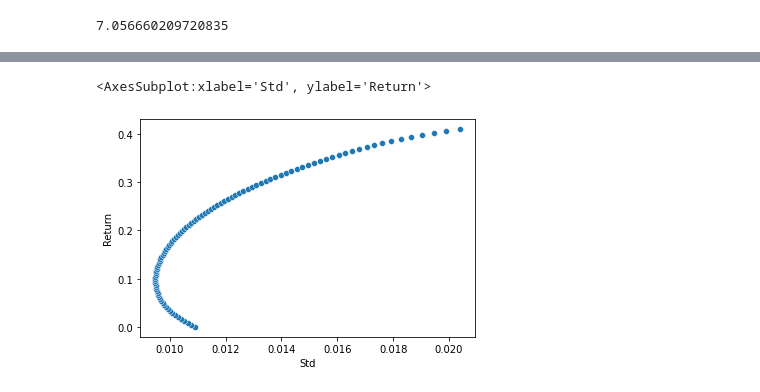
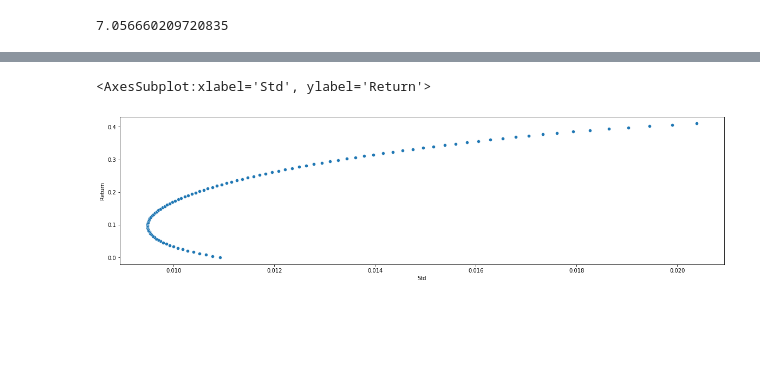
Before and after one commit to satish-kumar-pradhan/Portfolio-Optimization, a Jupyter notebook: EfficientFrontier.ipynb, the cells around one changed output, grey strips where cells are left out. Saved outputs shown, nothing was run; the diff lists cells and outputs as text; code cells hidden in the pictures; blank space fills up the shorter version.

```diff
--- a/EfficientFrontier.ipynb
+++ b/EfficientFrontier.ipynb
@@ -189,7 +189,8 @@ Coefficient statistics:
 
 [100 rows x 2 columns]
 # %%
+plt.figure(figsize=(20,5))
 sns.scatterplot(data=a,x='Std',y='Return')
 # %% [output]
 <AxesSubplot:xlabel='Std', ylabel='Return'>
-[figure, old version]
+[figure, new version]
```
